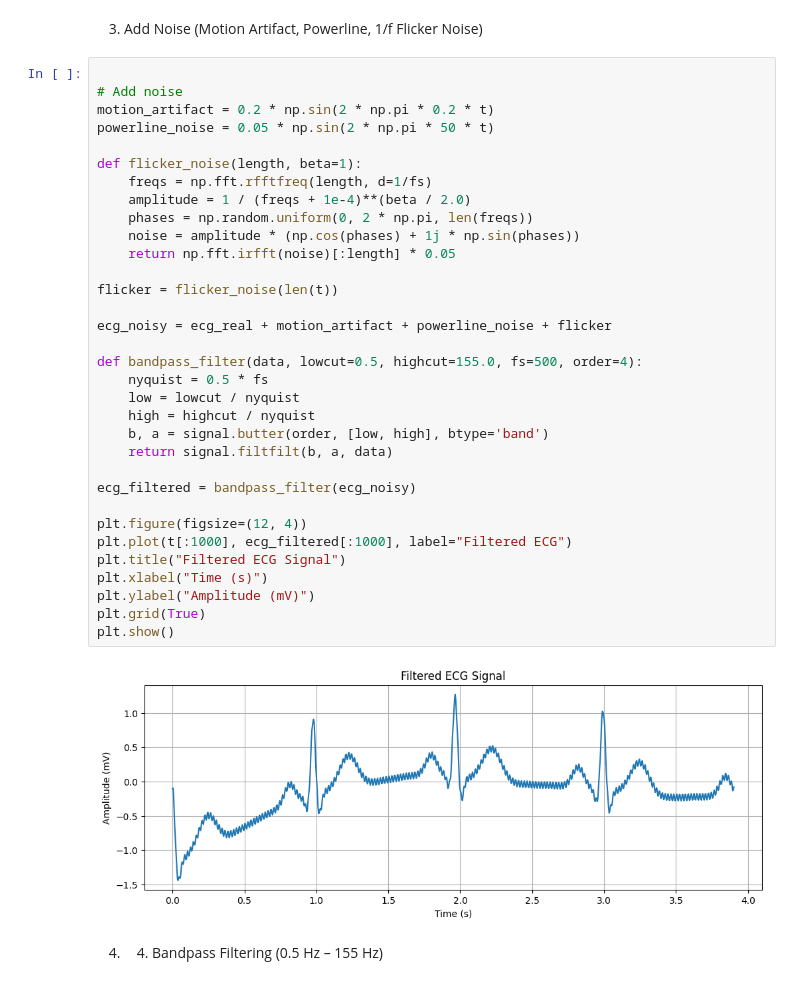
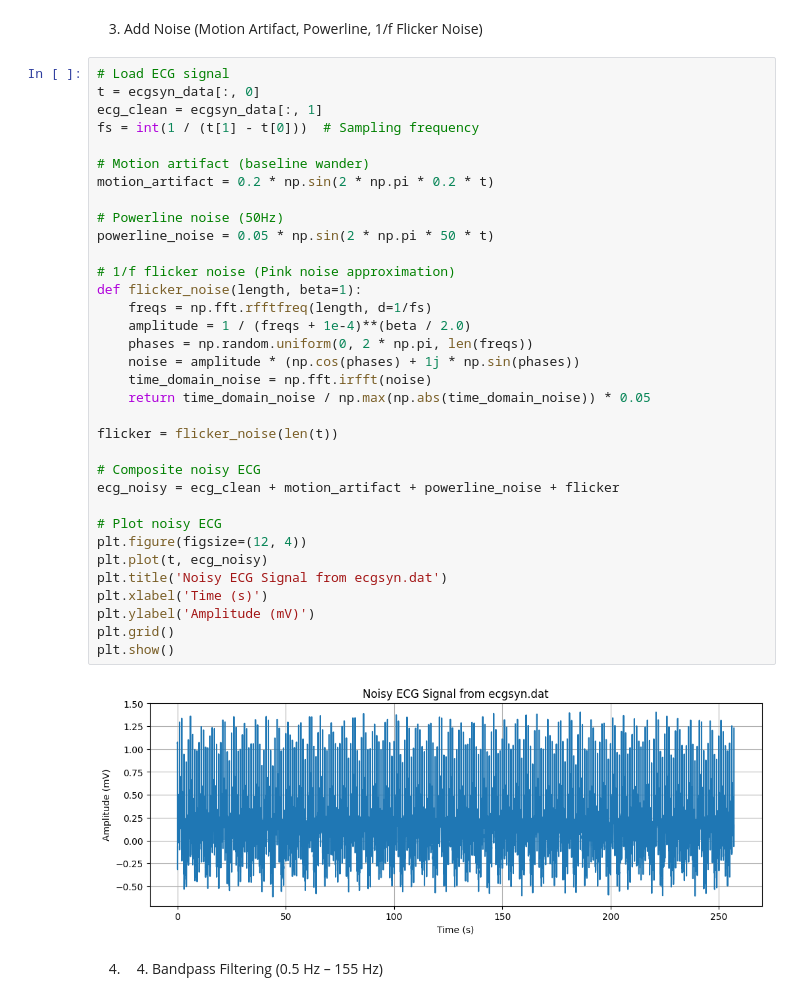
Before and after one commit to MrEugeene1/RealBeat-Lab, a Jupyter notebook: ECGSYN.DAT_SIMULATION.ipynb, the cells around one changed output. Saved outputs shown, nothing was run; the diff lists cells and outputs as text.

```diff
--- a/ECGSYN.DAT_SIMULATION.ipynb
+++ b/ECGSYN.DAT_SIMULATION.ipynb
@@ -27,40 +27,41 @@ plt.show()
 # %% [markdown]
 3. Add Noise (Motion Artifact, Powerline, 1/f Flicker Noise)
 # %%
+# Load ECG signal
+t = ecgsyn_data[:, 0]
+ecg_clean = ecgsyn_data[:, 1]
+fs = int(1 / (t[1] - t[0]))  # Sampling frequency
 
-# Add noise
+# Motion artifact (baseline wander)
 motion_artifact = 0.2 * np.sin(2 * np.pi * 0.2 * t)
+
+# Powerline noise (50Hz)
 powerline_noise = 0.05 * np.sin(2 * np.pi * 50 * t)
 
+# 1/f flicker noise (Pink noise approximation)
 def flicker_noise(length, beta=1):
     freqs = np.fft.rfftfreq(length, d=1/fs)
     amplitude = 1 / (freqs + 1e-4)**(beta / 2.0)
     phases = np.random.uniform(0, 2 * np.pi, len(freqs))
     noise = amplitude * (np.cos(phases) + 1j * np.sin(phases))
-    return np.fft.irfft(noise)[:length] * 0.05
+    time_domain_noise = np.fft.irfft(noise)
+    return time_domain_noise / np.max(np.abs(time_domain_noise)) * 0.05
 
 flicker = flicker_noise(len(t))
 
-ecg_noisy = ecg_real + motion_artifact + powerline_noise + flicker
+# Composite noisy ECG
+ecg_noisy = ecg_clean + motion_artifact + powerline_noise + flicker
 
-def bandpass_filter(data, lowcut=0.5, highcut=155.0, fs=500, order=4):
-    nyquist = 0.5 * fs
-    low = lowcut / nyquist
-    high = highcut / nyquist
-    b, a = signal.butter(order, [low, high], btype='band')
-    return signal.filtfilt(b, a, data)
-
-ecg_filtered = bandpass_filter(ecg_noisy)
-
+# Plot noisy ECG
 plt.figure(figsize=(12, 4))
-plt.plot(t[:1000], ecg_filtered[:1000], label="Filtered ECG")
-plt.title("Filtered ECG Signal")
-plt.xlabel("Time (s)")
-plt.ylabel("Amplitude (mV)")
-plt.grid(True)
+plt.plot(t, ecg_noisy)
+plt.title('Noisy ECG Signal from ecgsyn.dat')
+plt.xlabel('Time (s)')
+plt.ylabel('Amplitude (mV)')
+plt.grid()
 plt.show()
 # %% [output]
-[figure, old version]
+[figure, new version]
 # %% [markdown]
 4. 4. Bandpass Filtering (0.5 Hz – 155 Hz)
 # %%
```
Also changed, not shown: parts of 1 cell of this notebook, 9 other files.
